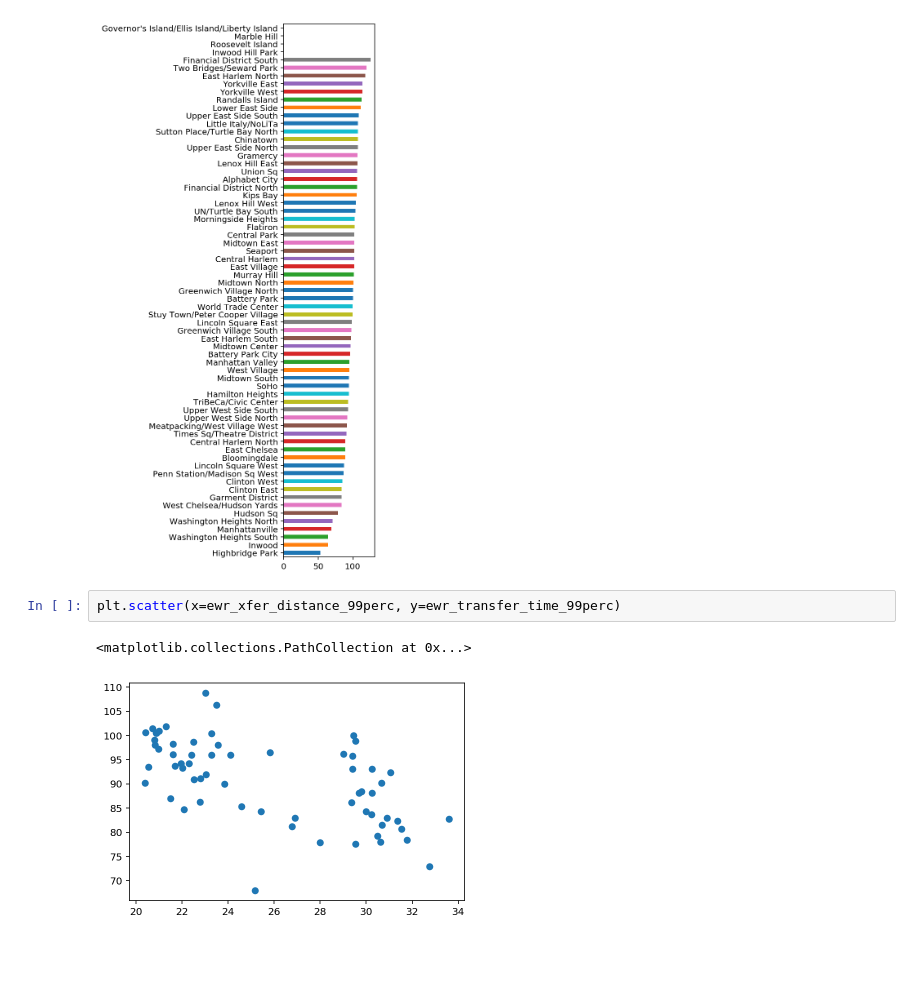
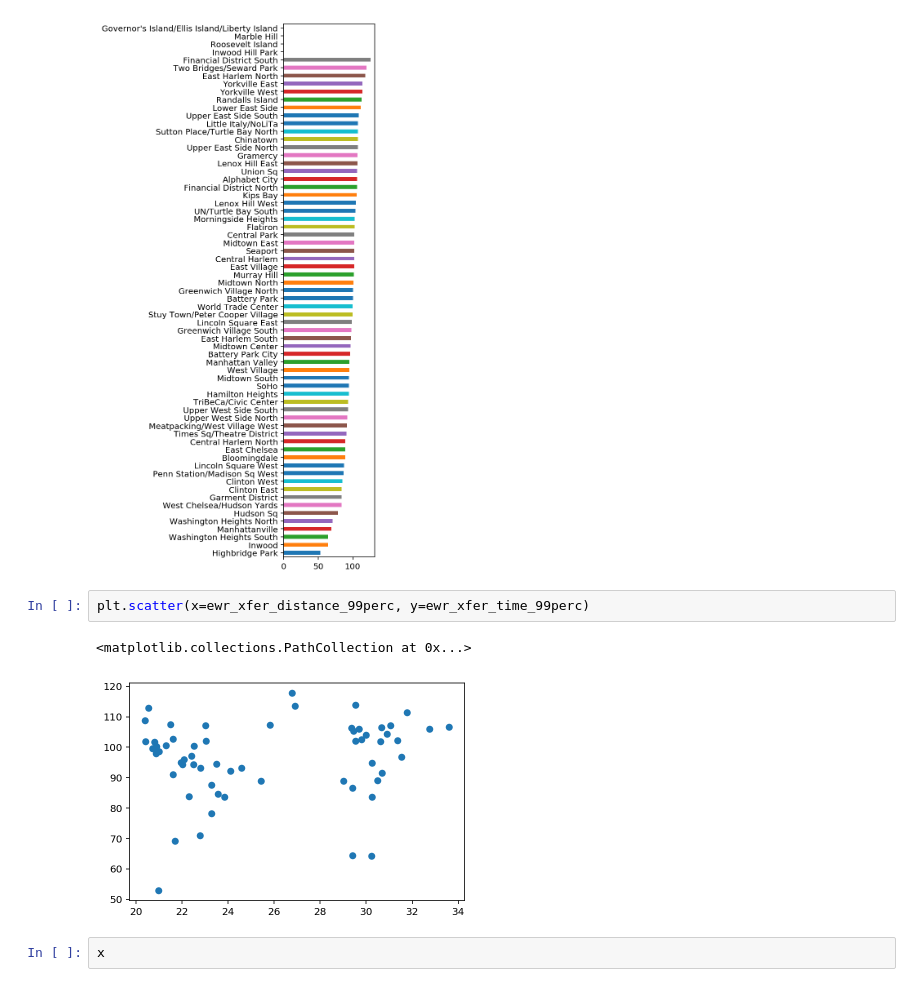
Before and after one commit to frankrefischer/nyc-taxi-to-airport, a Jupyter notebook: Model_Data.ipynb, the cells around one changed output. Saved outputs shown, nothing was run; the diff lists cells and outputs as text; blank space fills up the shorter version.

```diff
--- a/Model_Data.ipynb
+++ b/Model_Data.ipynb
@@ -297,7 +327,9 @@ ewr_xfer_time_99perc.plot.barh()
 <matplotlib.axes._subplots.AxesSubplot at 0x...>
 [figure]
 # %%
-plt.scatter(x=ewr_xfer_distance_99perc, y=ewr_transfer_time_99perc)
+plt.scatter(x=ewr_xfer_distance_99perc, y=ewr_xfer_time_99perc)
 # %% [output]
 <matplotlib.collections.PathCollection at 0x...>
-[figure, old version]
+[figure, new version]
+# %%
+x
```
Also changed, not shown: parts of 42 cells of this notebook.
